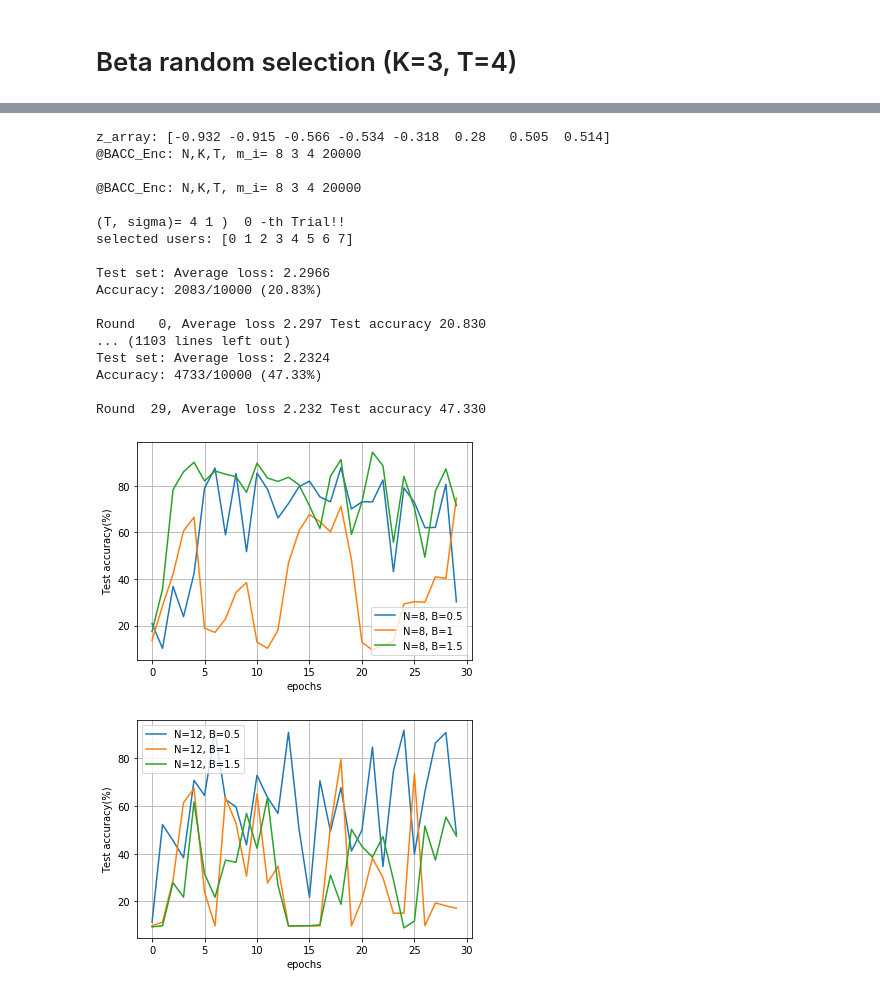
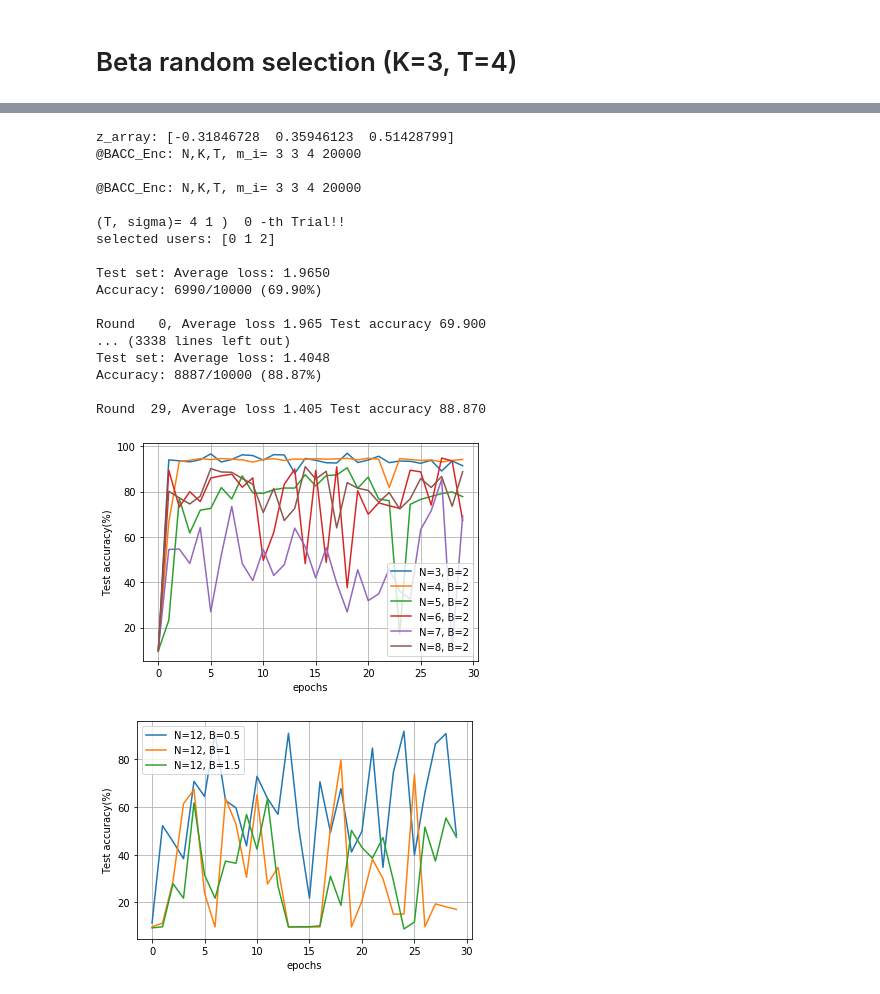
Before and after one commit to jinhyun-so/CodedPrivateNN, a Jupyter notebook: BACC_Beta_RandomSelection.ipynb, the cells around one changed output, grey strips where cells are left out. Saved outputs shown, nothing was run; the diff lists cells and outputs as text; code cells hidden in the pictures.

```diff
--- a/BACC_Beta_RandomSelection.ipynb
+++ b/BACC_Beta_RandomSelection.ipynb
@@ -382,7 +382,7 @@ alpha_array = np.cos((2*j_array+1)*math.pi/(2*(K+T))) #np.cos((2*j_array+1)*math
 B = 0.5
 
 
-N_array = [8,  12]
+N_array = [3,4,5,6,7,8]
 B_array = [0.5, 1, 2]
 
 N_trials = 1
@@ -442,7 +442,7 @@ for N_idx in range(len(N_array)):
                 idxs_users = np.sort(idxs_users)
                 print('selected users:',idxs_users)
 
-                coded_net = BACC_Enc_Model_withNoise_v3(net_glob.cuda(), N, K, T, 0.01, alpha_array, z_array, _Noise_Alloc=Noise_Alloc)
+                coded_net = BACC_Enc_Model_withNoise_v3(net_glob.cuda(), N, K, T, 0.00, alpha_array, z_array, _Noise_Alloc=Noise_Alloc)
 
                 dec_z_array = []
                 for idx in idxs_users: #for idx in range(N):
@@ -474,39 +474,48 @@ for N_idx in range(len(N_array)):
                     print('Round {:3d}, Average loss {:.3f} Test accuracy {:.3f}'.format(iter, loss_test, acc_test))
                 #print(loss_train)
 # %% [output]
-z_array: [-0.932 -0.915 -0.566 -0.534 -0.318  0.28   0.505  0.514]
-@BACC_Enc: N,K,T, m_i= 8 3 4 20000
+z_array: [-0.31846728  0.35946123  0.51428799]
+@BACC_Enc: N,K,T, m_i= 3 3 4 20000
 
-@BACC_Enc: N,K,T, m_i= 8 3 4 20000
+@BACC_Enc: N,K,T, m_i= 3 3 4 20000
 
 (T, sigma)= 4 1 )  0 -th Trial!!
-selected users: [0 1 2 3 4 5 6 7]
+selected users: [0 1 2]
 
-Test set: Average loss: 2.2966
-Accuracy: 2083/10000 (20.83%)
+Test set: Average loss: 1.9650
+Accuracy: 6990/10000 (69.90%)
 
-Round   0, Average loss 2.297 Test accuracy 20.830
-... (1103 lines left out)
-Test set: Average loss: 2.2324
-Accuracy: 4733/10000 (47.33%)
+Round   0, Average loss 1.965 Test accuracy 69.900
+... (3338 lines left out)
+Test set: Average loss: 1.4048
+Accuracy: 8887/10000 (88.87%)
 
-Round  29, Average loss 2.232 Test accuracy 47.330
+Round  29, Average loss 1.405 Test accuracy 88.870
-# %%
-plt.plot(acc_test_arr_v1[0,0,0,0:30],label='N=8, B=0.5')
-plt.plot(acc_test_arr_v1[0,1,0,0:30],label='N=8, B=1')
-plt.plot(acc_test_arr_v1[0,2,0,0:30],label='N=8, B=1.5')
-# plt.plot(plot_acc_v2[2,sigma_sel,:],label='T=10')
-# plt.plot(plot_acc_v2[3,sigma_sel,:],label='T=11')
-
-# plt.plot(acc_test_arr_uncoded,'r',label='uncoded')
-plt.legend()
-plt.grid()
-# plt.title(title_name)
-plt.xlabel('epochs')
-plt.ylabel('Test accuracy(%)')
-plt.show()
-# %% [output]
-[figure, removed]
+# %%
+N_array = [3,4,5,6,7,8]
+B_array = [0.5, 1, 2]
+
+B_sel = 2
+
+plt.plot(acc_test_arr_v1[0,B_sel,0,0:30],label='N=3, B='+str(B_array[B_sel]))
+plt.plot(acc_test_arr_v1[1,B_sel,0,0:30],label='N=4, B='+str(B_array[B_sel]))
+plt.plot(acc_test_arr_v1[2,B_sel,0,0:30],label='N=5, B='+str(B_array[B_sel]))
+plt.plot(acc_test_arr_v1[3,B_sel,0,0:30],label='N=6, B='+str(B_array[B_sel]))
+plt.plot(acc_test_arr_v1[4,B_sel,0,0:30],label='N=7, B='+str(B_array[B_sel]))
+plt.plot(acc_test_arr_v1[5,B_sel,0,0:30],label='N=8, B='+str(B_array[B_sel]))
+
+# plt.plot(plot_acc_v2[2,sigma_sel,:],label='T=10')
+# plt.plot(plot_acc_v2[3,sigma_sel,:],label='T=11')
+
+# plt.plot(acc_test_arr_uncoded,'r',label='uncoded')
+plt.legend()
+plt.grid()
+# plt.title(title_name)
+plt.xlabel('epochs')
+plt.ylabel('Test accuracy(%)')
+plt.show()
+# %% [output]
+[figure, added]
 # %%
 plt.plot(acc_test_arr_v1[1,0,0,0:30],label='N=12, B=0.5')
 plt.plot(acc_test_arr_v1[1,1,0,0:30],label='N=12, B=1')
```
Also changed, not shown: parts of 17 cells of this notebook, 11 other files.
